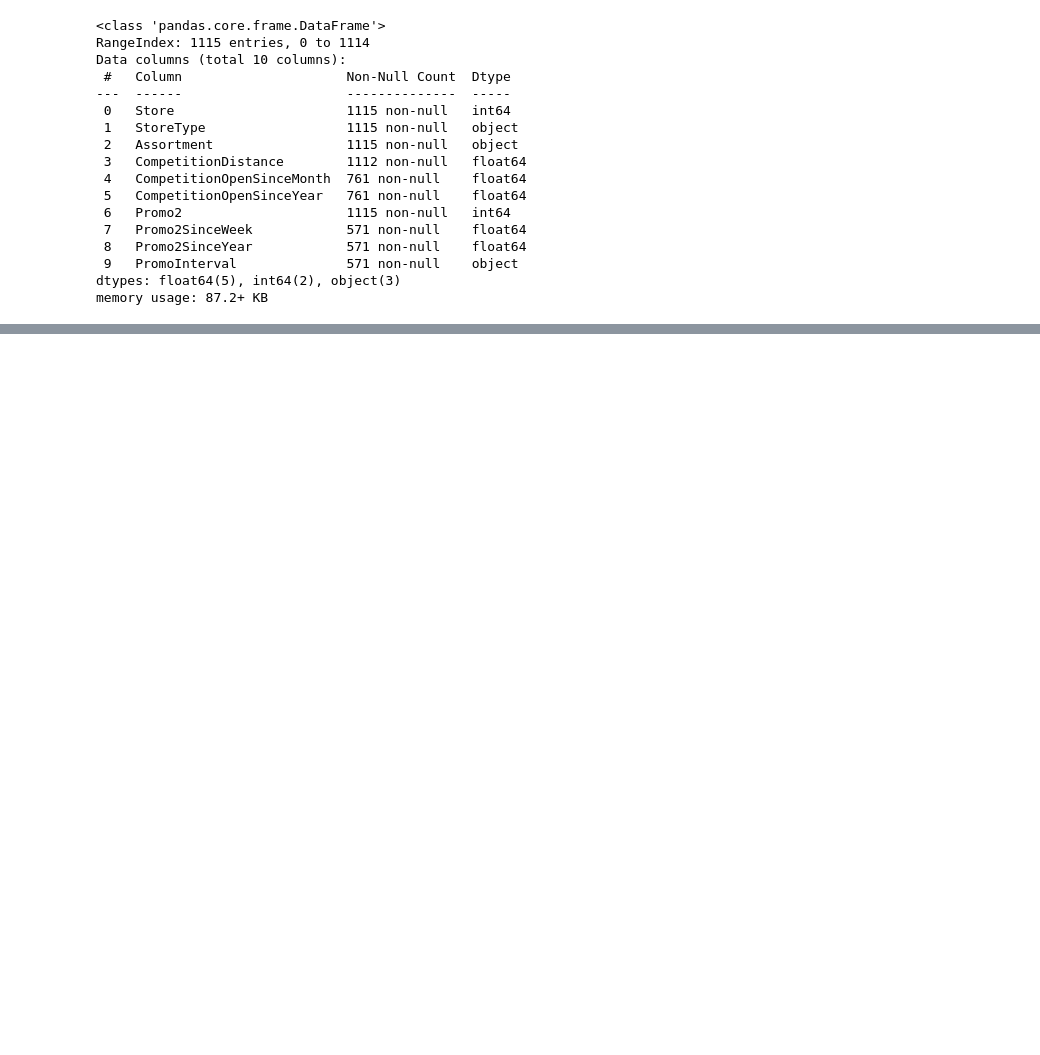
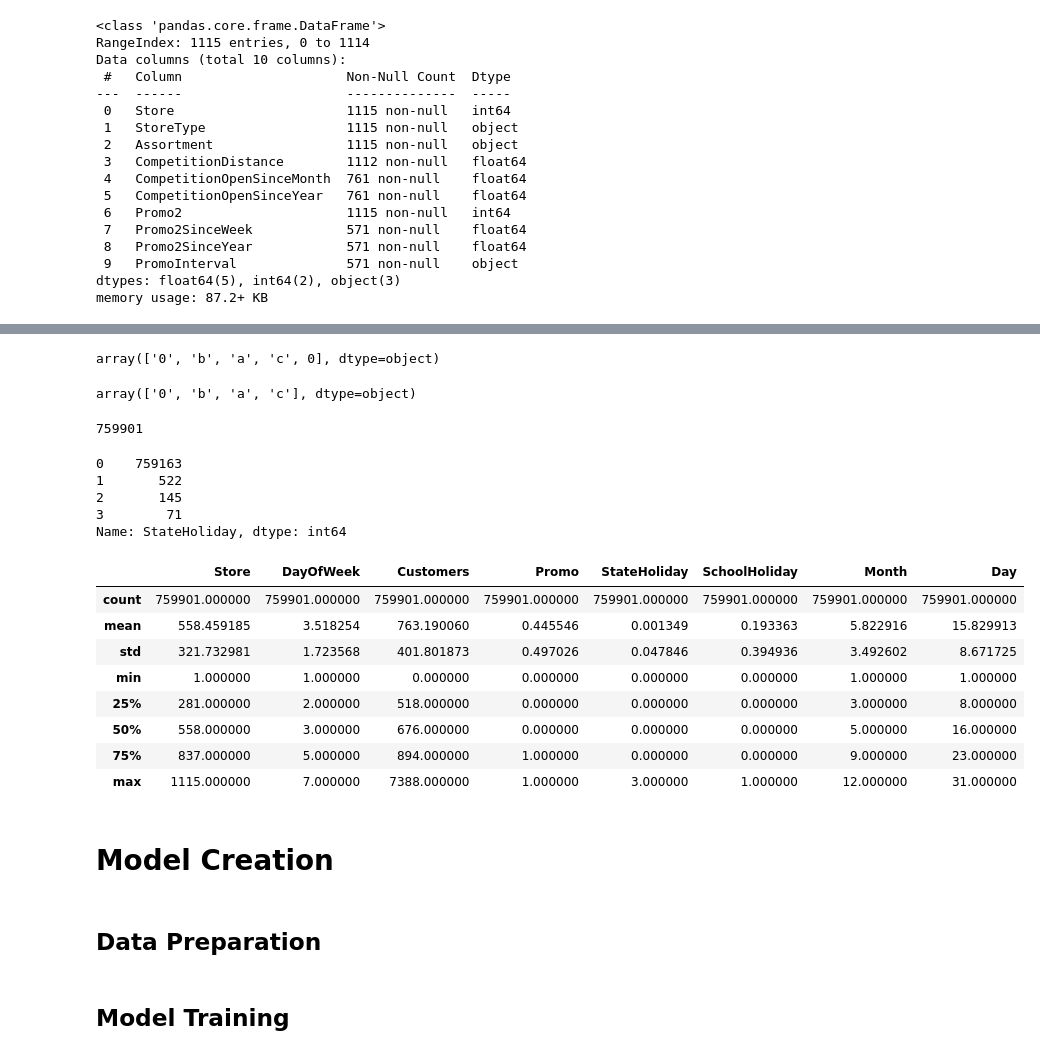
Before and after one commit to renzabergos/mlops-sales, a Jupyter notebook: notebooks/1_0_Rossmann_Sales_Model_Creation.ipynb, the cells around one changed output, grey strips where cells are left out. Drawn from its saved outputs; the diff is of its cells as text; code cells hidden in the pictures; blank space fills up the shorter version.

```diff
--- a/notebooks/1_0_Rossmann_Sales_Model_Creation.ipynb
+++ b/notebooks/1_0_Rossmann_Sales_Model_Creation.ipynb
@@ -56,0 +252,41 @@ memory usage: 87.2+ KB
+# %%
+X["StateHoliday"].unique()
+# %% [output]
+array(['0', 'b', 'a', 'c', 0], dtype=object)
+# %%
+# Surprisingly, there should only be 4 unique categorical values for StateHoliday column
+# let's convert 0 (int) to a string
+X["StateHoliday"] = X["StateHoliday"].replace(0, "0")
+X["StateHoliday"].unique()
+# %% [output]
+array(['0', 'b', 'a', 'c'], dtype=object)
+# %%
+X["StateHoliday"].count()
+# %% [output]
+759901
+# %%
+# Next we convert StateHoliday strings to label encoded values
+X["StateHoliday"] = X["StateHoliday"].replace(['0', 'a', 'b', 'c'], [0, 1, 2, 3])
+X["StateHoliday"].value_counts()
+# %% [output]
+0    759163
+1       522
+2       145
+3        71
+Name: StateHoliday, dtype: int64
+# %%
+X.describe()
+# %% [output]
+|  | Store | DayOfWeek | Customers | Promo | StateHoliday | SchoolHoliday | Month | Day |
+| count | 759901.000000 | 759901.000000 | 759901.000000 | 759901.000000 | 759901.000000 | 759901.000000 | 759901.000000 | 759901.000000 |
+| mean | 558.459185 | 3.518254 | 763.190060 | 0.445546 | 0.001349 | 0.193363 | 5.822916 | 15.829913 |
+| std | 321.732981 | 1.723568 | 401.801873 | 0.497026 | 0.047846 | 0.394936 | 3.492602 | 8.671725 |
+| min | 1.000000 | 1.000000 | 0.000000 | 0.000000 | 0.000000 | 0.000000 | 1.000000 | 1.000000 |
+| 25% | 281.000000 | 2.000000 | 518.000000 | 0.000000 | 0.000000 | 0.000000 | 3.000000 | 8.000000 |
+| 50% | 558.000000 | 3.000000 | 676.000000 | 0.000000 | 0.000000 | 0.000000 | 5.000000 | 16.000000 |
+| 75% | 837.000000 | 5.000000 | 894.000000 | 1.000000 | 0.000000 | 0.000000 | 9.000000 | 23.000000 |
+| max | 1115.000000 | 7.000000 | 7388.000000 | 1.000000 | 3.000000 | 1.000000 | 12.000000 | 31.000000 |
+# %% [markdown]
+# Model Creation
+# %% [markdown]
+## Data Preparation
@@ -56,0 +298,2 @@ memory usage: 87.2+ KB
+# %% [markdown]
+## Model Training
```
Also changed, not shown: parts of 36 cells of this notebook.
